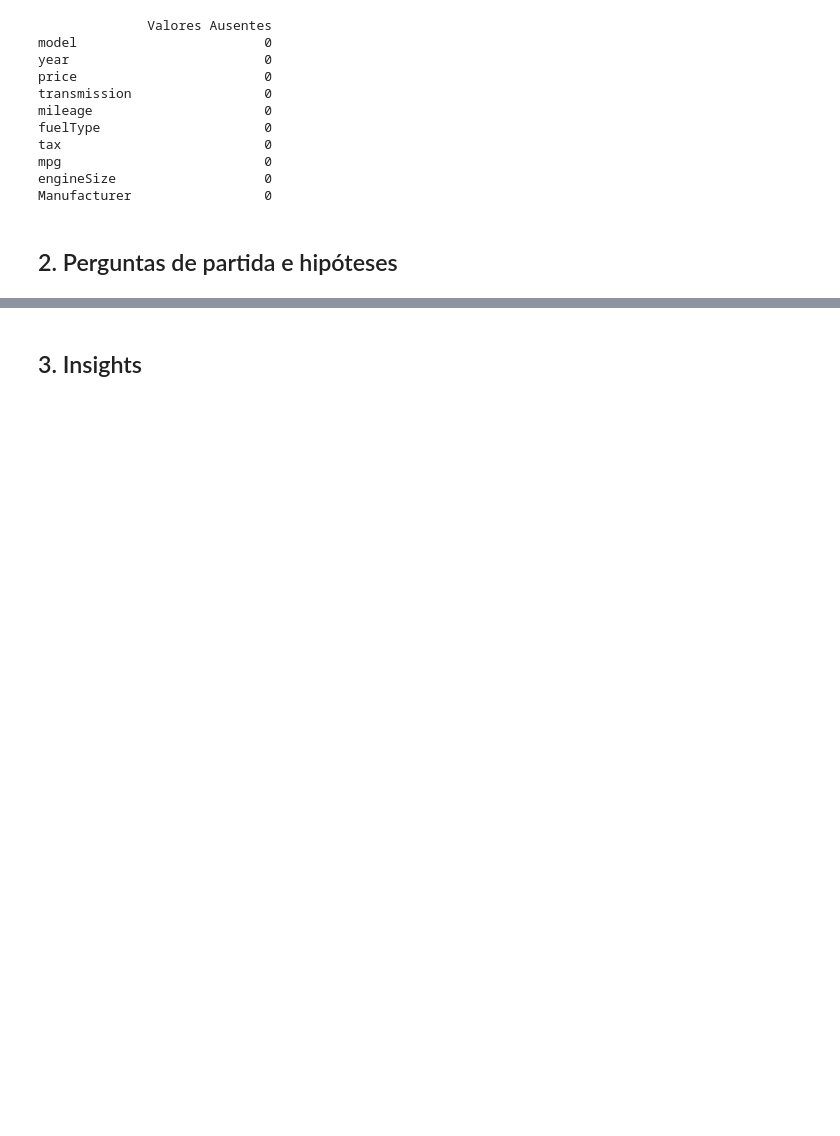
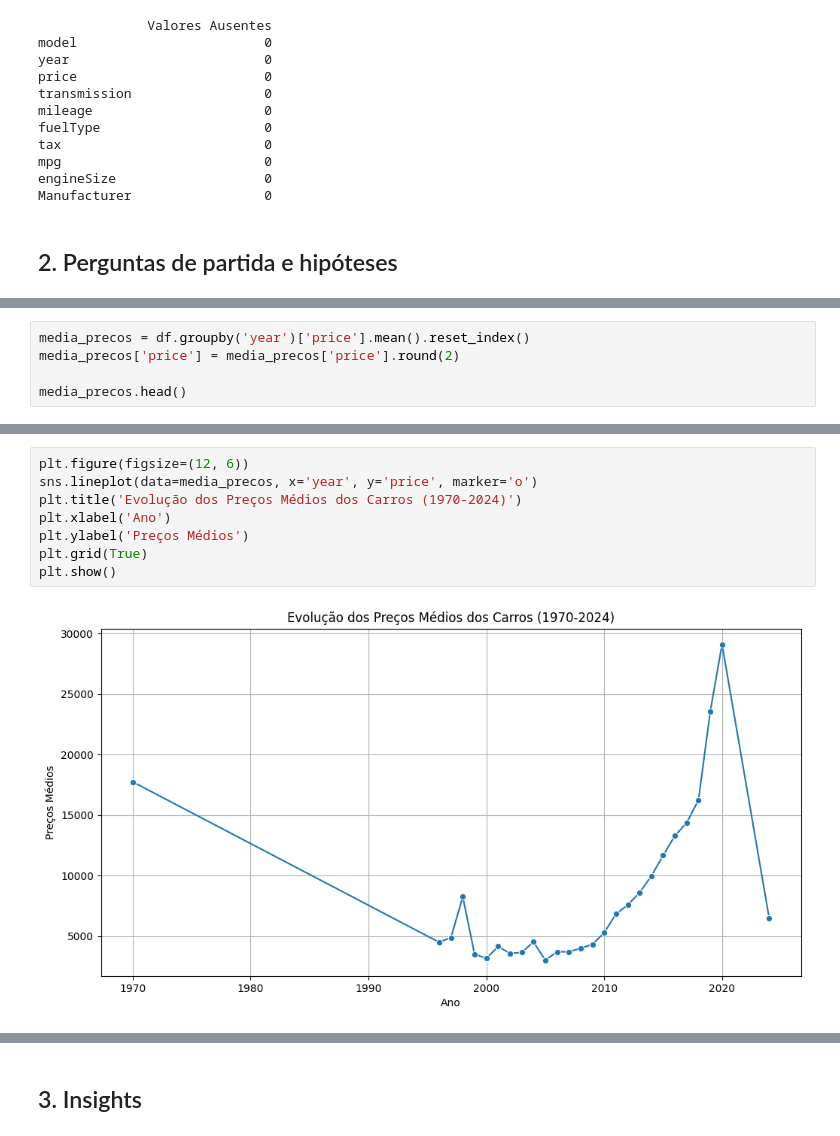
Before and after one commit to atlantico-academy/equipe1-2024.3, a Jupyter notebook: notebooks/01-exploratory_data_analysis.ipynb, the cells around one changed output, grey strips where cells are left out. Cells and saved outputs as stored; diff of their text form; blank space fills up the shorter version.

Commit message:
feat: Adiciona análises de evolução de preços

```diff
--- a/notebooks/01-exploratory_data_analysis.ipynb
+++ b/notebooks/01-exploratory_data_analysis.ipynb
@@ -230,0 +230,5 @@ Manufacturer                 0
+# %%
+media_precos = df.groupby('year')['price'].mean().reset_index()
+media_precos['price'] = media_precos['price'].round(2)
+
+media_precos.head()
@@ -230,0 +242,10 @@ Manufacturer                 0
+# %%
+plt.figure(figsize=(12, 6))
+sns.lineplot(data=media_precos, x='year', y='price', marker='o')
+plt.title('Evolução dos Preços Médios dos Carros (1970-2024)')
+plt.xlabel('Ano')
+plt.ylabel('Preços Médios')
+plt.grid(True)
+plt.show()
+# %% [output]
+[figure, added]
```
Also changed, not shown: parts of 14 cells of this notebook.
